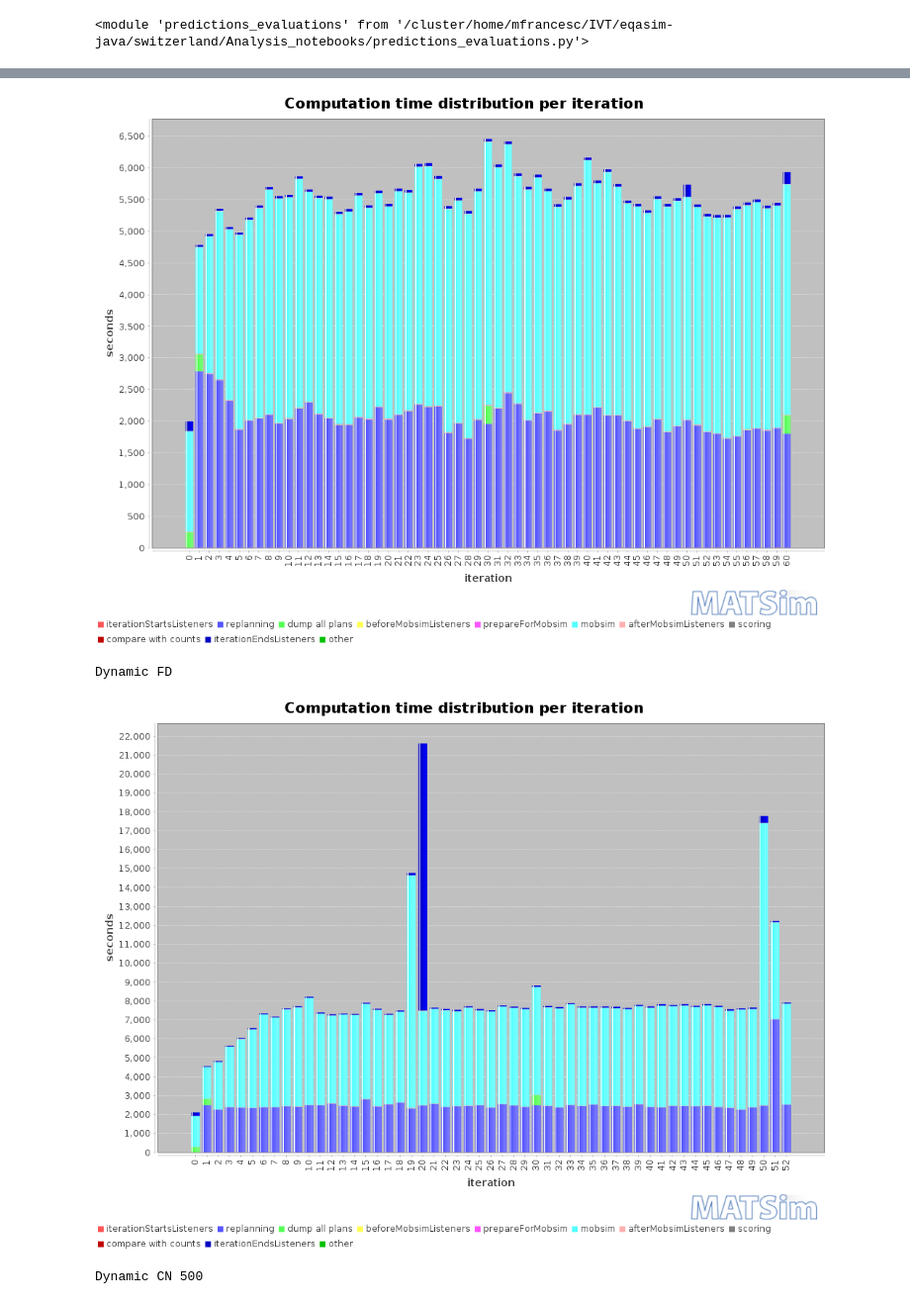
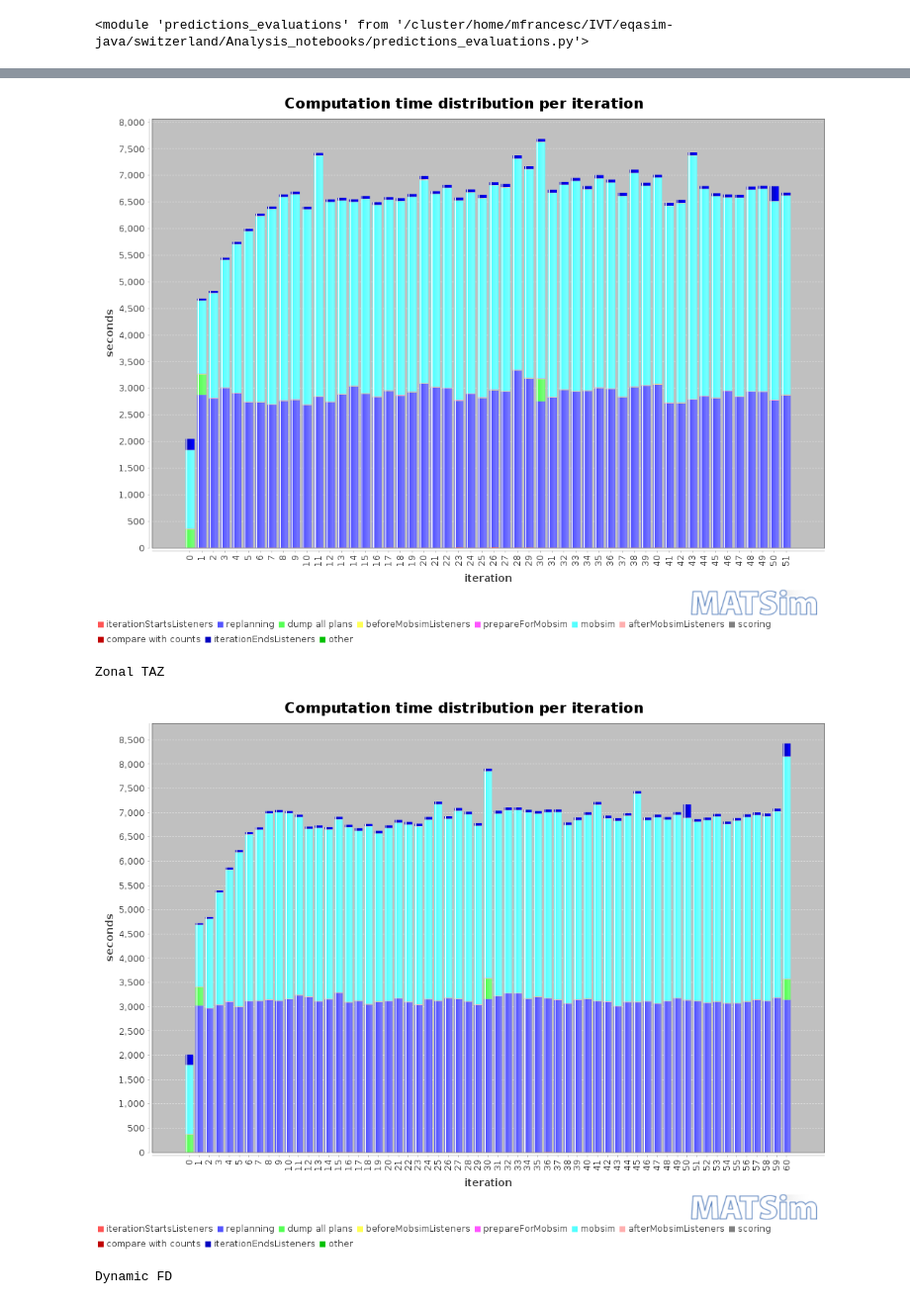
Before and after one commit to Sx-ETH/eqasim-java, a Jupyter notebook: switzerland/Analysis_notebooks/Predictions analysis.ipynb, the cells around one changed output, grey strips where cells are left out. Shown at 99% size. Drawn from its saved outputs; the diff is of its cells as text; code cells hidden in the pictures.

```diff
--- a/switzerland/Analysis_notebooks/Predictions analysis.ipynb
+++ b/switzerland/Analysis_notebooks/Predictions analysis.ipynb
@@ -218,23 +77,25 @@ display(plotting_utils.get_stats_table(data_dynamic_PN_km2000['drt_trips_stats']
 print("Global")
 display(plotting_utils.show_stopwatch(work_folder + 'global_average'))
 print("Zonal square")
+display(plotting_utils.show_stopwatch(work_folder + 'zonal_square'))
+print("Zonal hex")
 display(plotting_utils.show_stopwatch(work_folder + 'zonal_hex'))
-print("Zonal hex")
-display(plotting_utils.show_stopwatch(work_folder + 'zonal_square'))
+print("Zonal TAZ")
+display(plotting_utils.show_stopwatch(scratch_folder + 'zonal_TAZ'))
 print("Dynamic FD")
-display(plotting_utils.show_stopwatch(work_folder + 'dynamic_noDecay/dynamic_FD'))
+display(plotting_utils.show_stopwatch(scratch_folder + 'dynamic_FD_expDecay'))
 print("Dynamic CN 500")
-display(plotting_utils.show_stopwatch(work_folder + 'dynamic_noDecay/dynamic_CN_k500'))
+display(plotting_utils.show_stopwatch(scratch_folder + 'dynamic_CN_k500_expDecay'))
 print("Dynamic CN 1000")
-display(plotting_utils.show_stopwatch(work_folder + 'dynamic_noDecay/dynamic_CN_k1000'))
+display(plotting_utils.show_stopwatch(scratch_folder + 'dynamic_CN_k1000_expDecay'))
 print("Dynamic CN 2000")
-display(plotting_utils.show_stopwatch(work_folder + 'dynamic_noDecay/dynamic_CN_k2000'))
+display(plotting_utils.show_stopwatch(scratch_folder + 'dynamic_CN_k2000_expDecay'))
 print("Dynamic PN 500")
-display(plotting_utils.show_stopwatch(work_folder + 'dynamic_noDecay/dynamic_PN_km500'))
+display(plotting_utils.show_stopwatch(scratch_folder + 'dynamic_PN_km500_expDecay'))
 print("Dynamic PN 1000")
-display(plotting_utils.show_stopwatch(work_folder + 'dynamic_noDecay/dynamic_PN_km1000'))
+display(plotting_utils.show_stopwatch(scratch_folder + 'dynamic_PN_km1000_expDecay'))
 print("Dynamic PN 2000")
-display(plotting_utils.show_stopwatch(work_folder + 'dynamic_noDecay/dynamic_PN_km2000'))
+display(plotting_utils.show_stopwatch(scratch_folder + 'dynamic_PN_km2000_expDecay'))
 # %% [output]
 Global
 [figure]
@@ -243,5 +104,5 @@ Zonal square
 Zonal hex
-[figure, old version]
+[figure, new version]
-Dynamic FD
+Zonal TAZ
-[figure, old version]
+[figure, new version]
-Dynamic CN 500
+Dynamic FD
```
Also changed, not shown: parts of 27 cells of this notebook, 3 other files.
